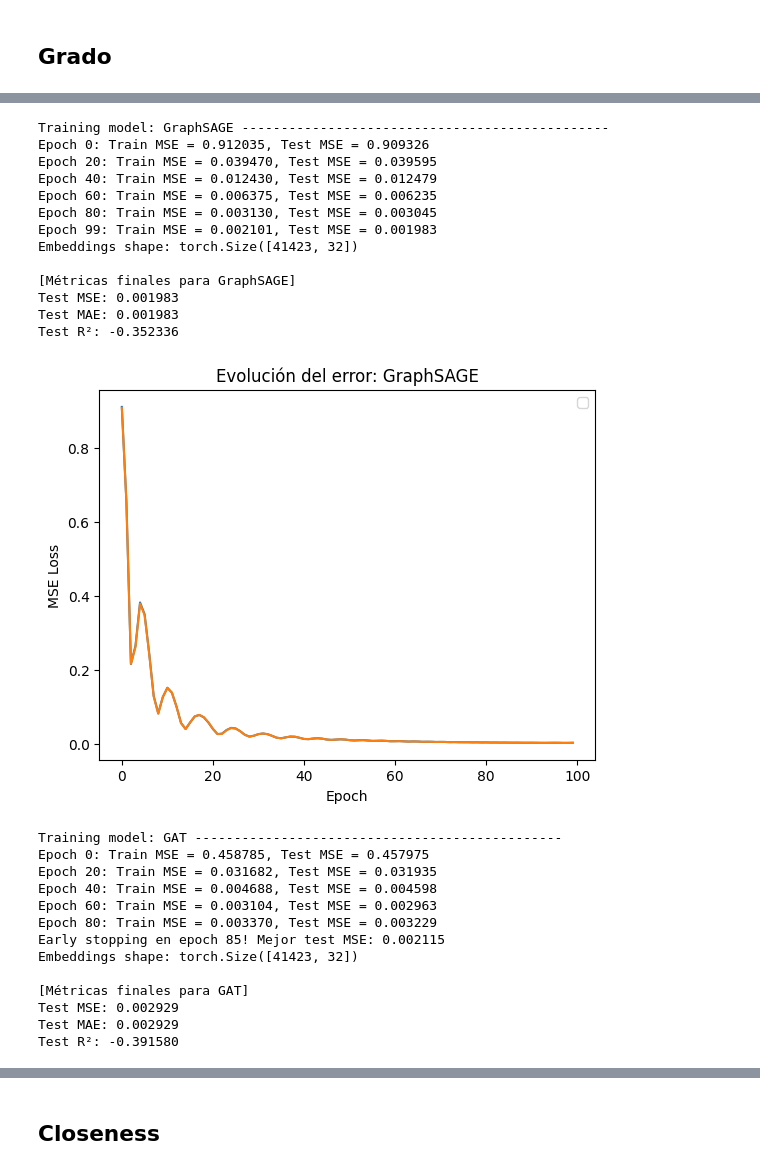
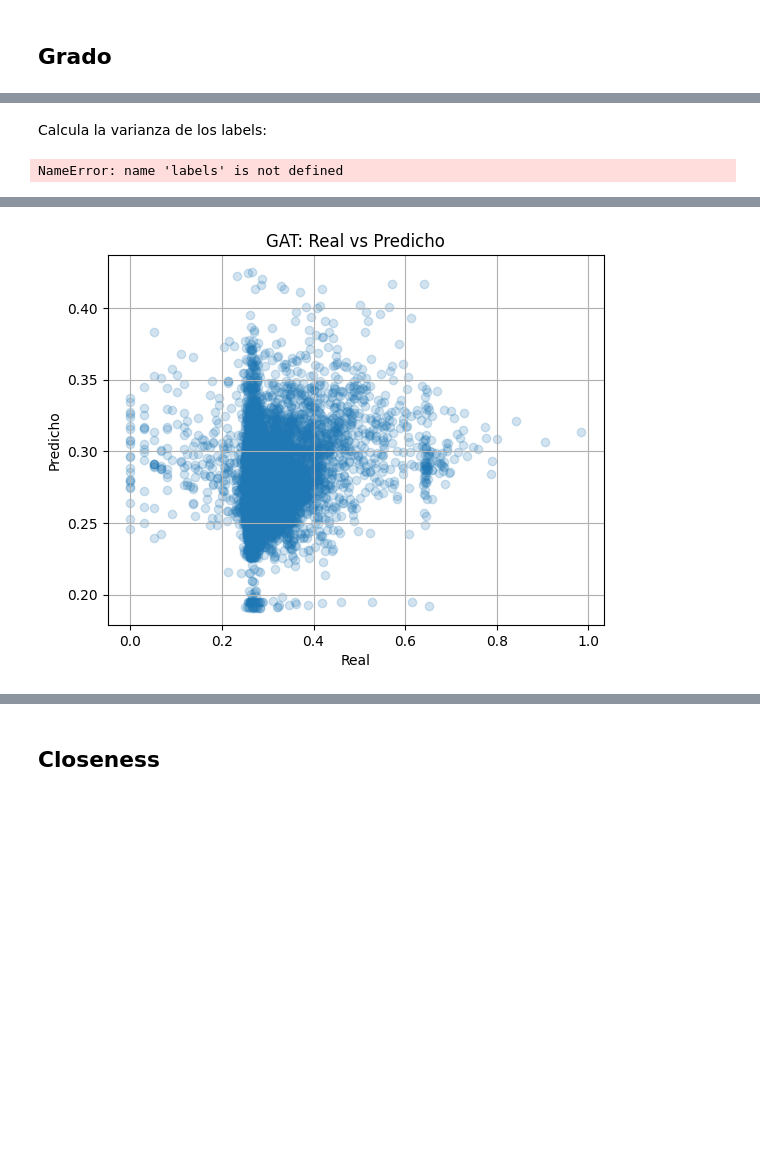
Before and after one commit to valesteban/TrabajoTesis, a Jupyter notebook: train_embeddings.ipynb, the cells around one changed output, grey strips where cells are left out. Cells and saved outputs as stored; diff of their text form; code cells hidden in the pictures; blank space fills up the shorter version.

```diff
--- a/train_embeddings.ipynb
+++ b/train_embeddings.ipynb
@@ -552,4 +555,9 @@ torch.save(h, '/media/valentina/KINGSTON/TESIS/data/embeddings/graphs2024' + f"/
 from sklearn.metrics import mean_absolute_error, r2_score
 
 attr = 'pagerank'
-dataset_graph_path = '/media/valentina/KINGSTON/TESIS/InternetGraphs2024'
+# dataset_graph_path = '/media/valentina/KINGSTON/TESIS/InternetGraphs2024/febrero'
+# dataset_graph_path = '/media/valentina/KINGSTON/TESIS/InternetGraphs2024/febrero'
+
+# dataset_graph_path = '/media/valentina/KINGSTON/TESIS/InternetGraphs2024/1millonfebrero'
+# attr = 'grado_attr'
+dataset_graph_path = '/media/valentina/KINGSTON/TESIS/InternetGraphs2024Degree/febrero'
@@ -776,17 +1016,18 @@ Train nodes: 33138, Test nodes: 8285
 # %%
 degrees = gnn.dgl_graph.out_degrees(gnn.dgl_graph.nodes()).float().unsqueeze(1)
-gnn.dgl_graph.ndata['out_degree'] = degrees
 
-deg = gnn.dgl_graph.ndata['out_degree'].float()
+# Transformación logarítmica
+deg_log = torch.log1p(degrees)  # log(1 + x)
 
-min_val = deg.min()
-max_val = deg.max()
+# Min-max normalization después del log
+min_val = deg_log.min()
+max_val = deg_log.max()
+deg_log_norm = (deg_log - min_val) / (max_val - min_val + 1e-8)
 
-deg_norm = (deg - min_val) / (max_val - min_val + 1e-8)   # +ε evita división por 0
-gnn.dgl_graph.ndata['out_degree'] = deg_norm
+gnn.dgl_graph.ndata['out_degree'] = deg_log_norm
 # %%
 models = {
-    'GCN': GCN,
-    'GraphSAGE': GraphSAGE,
+    # 'GCN': GCN,
+    # 'GraphSAGE': GraphSAGE,
     'GAT': GAT,
 }
@@ -793,12 +1044,14 @@ models = {
+# %% [markdown]
+Calcula la varianza de los labels:
+# %%
+import numpy as np
+print("Varianza de labels de test:", np.var(labels[test_mask].cpu().numpy()))
+# %% [output]
+NameError: name 'labels' is not defined
 # %%
 from sklearn.metrics import mean_absolute_error, r2_score
 
 attr = 'out_degree'
-dataset_graph_path = '/media/valentina/KINGSTON/TESIS/InternetGraphs2024'
-
-
-# attr = 'grado_attr'
-# dataset_graph_path = '/media/valentina/KINGSTON/TESIS/InternetGraphs2024Degree'
 
 
 features = gnn.dgl_graph.ndata['feat']
@@ -807,12 +1060,14 @@ labels = gnn.dgl_graph.ndata[attr]
 train_mask = gnn.dgl_graph.ndata['train_mask']
 test_mask = gnn.dgl_graph.ndata['test_mask']
 
-gnn.dgl_graph = dgl.add_self_loop(gnn.dgl_graph)
 
 in_feats = features.shape[1]
 hidden_feats = 64
 out_feats = 32
 out_feats_mlp = 1
+lr = 0.001
+epochs = 40
+
 
 for model_name in models:
 
@@ -824,13 +1079,13 @@ for model_name in models:
         out_feats=out_feats,
         out_feats_mlp=out_feats_mlp)
 
+
     # loKss_fn = nn.MSELoss()
     loss_fn = nn.L1Loss()        # MAE
     # loss_fn = nn.SmoothL1Loss()  # Huber
 
-    optimizer = torch.optim.Adam(model.parameters(), lr=0.01)
+    optimizer = torch.optim.Adam(model.parameters(), lr=lr)
 
-    epochs = 100
     train_losses = []
     test_losses = []
 
@@ -883,6 +1138,7 @@ for model_name in models:
     labels_test = labels[test_mask].cpu().numpy().flatten()
 
     final_mse = loss_fn(pred_eval[test_mask], labels[test_mask]).item()
+
     mae = mean_absolute_error(labels_test, pred_test)
     r2 = r2_score(labels_test, pred_test)
 
@@ -899,4 +1155,11 @@ for model_name in models:
     plt.legend()
     plt.title(f"Evolución del error: {model_name}")
     plt.show()
+
+    plt.scatter(labels_test, pred_test, alpha=0.2)
+    plt.xlabel("Real")
+    plt.ylabel("Predicho")
+    plt.title(f"{model_name}: Real vs Predicho")
+    plt.grid(True)
+    plt.show()
 # %% [output]
@@ -915,27 +1177 @@ Test R²: -3.866676
-Training model: GraphSAGE -----------------------------------------------
-Epoch 0: Train MSE = 0.912035, Test MSE = 0.909326
-Epoch 20: Train MSE = 0.039470, Test MSE = 0.039595
-Epoch 40: Train MSE = 0.012430, Test MSE = 0.012479
-Epoch 60: Train MSE = 0.006375, Test MSE = 0.006235
-Epoch 80: Train MSE = 0.003130, Test MSE = 0.003045
-Epoch 99: Train MSE = 0.002101, Test MSE = 0.001983
-Embeddings shape: torch.Size([41423, 32])
-
-[Métricas finales para GraphSAGE]
-Test MSE: 0.001983
-Test MAE: 0.001983
-Test R²: -0.352336
-[figure, old version]
+[figure, new version]
-Training model: GAT -----------------------------------------------
-Epoch 0: Train MSE = 0.458785, Test MSE = 0.457975
-Epoch 20: Train MSE = 0.031682, Test MSE = 0.031935
-Epoch 40: Train MSE = 0.004688, Test MSE = 0.004598
-Epoch 60: Train MSE = 0.003104, Test MSE = 0.002963
-Epoch 80: Train MSE = 0.003370, Test MSE = 0.003229
-Early stopping en epoch 85! Mejor test MSE: 0.002115
-Embeddings shape: torch.Size([41423, 32])
-
-[Métricas finales para GAT]
-Test MSE: 0.002929
-Test MAE: 0.002929
-Test R²: -0.391580
```
Also changed, not shown: parts of 36 cells of this notebook, 2 other files.
